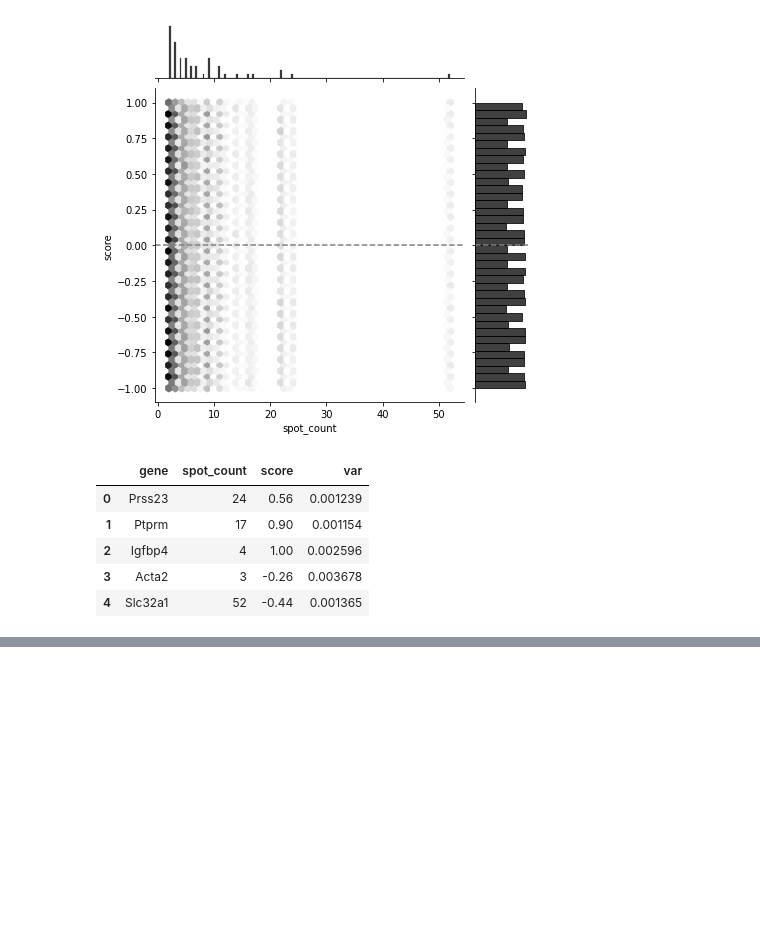
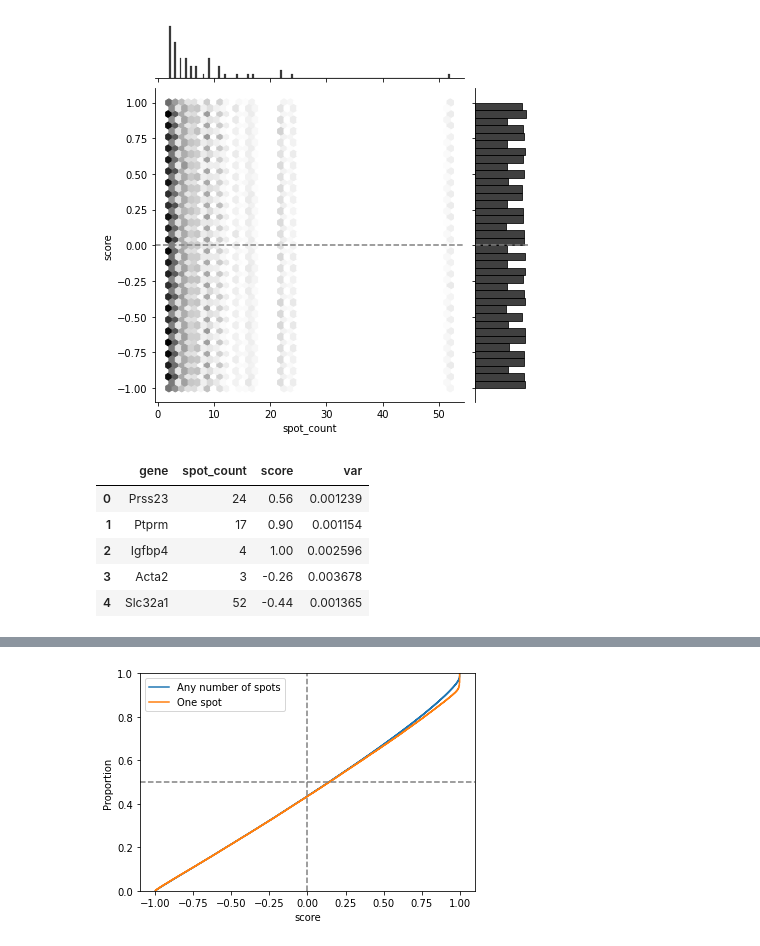
Before and after one commit to salzman-lab/SPRAWL, a Jupyter notebook: analysis/fixing_radial_punctate_biases.ipynb, the cells around one changed output, grey strips where cells are left out. Saved outputs shown, nothing was run; the diff lists cells and outputs as text; code cells hidden in the pictures; blank space fills up the shorter version.

```diff
--- a/analysis/fixing_radial_punctate_biases.ipynb
+++ b/analysis/fixing_radial_punctate_biases.ipynb
@@ -842,0 +929,20 @@ df.head()
+# %%
+sns.ecdfplot(
+    x = 'score',
+    label = 'Any number of spots',
+    data = df,
+)
+
+sns.ecdfplot(
+    x = 'score',
+    label = 'One spot',
+    data = df[df['num_gene_spots'].eq(2)],
+)
+
+plt.axhline(0.5, linestyle='dashed', color='grey')
+plt.axvline(0.0, linestyle='dashed', color='grey')
+plt.legend()
+plt.show()
+plt.close()
+# %% [output]
+[figure, added]
```
Also changed, not shown: parts of 25 cells of this notebook, 7 other files.
